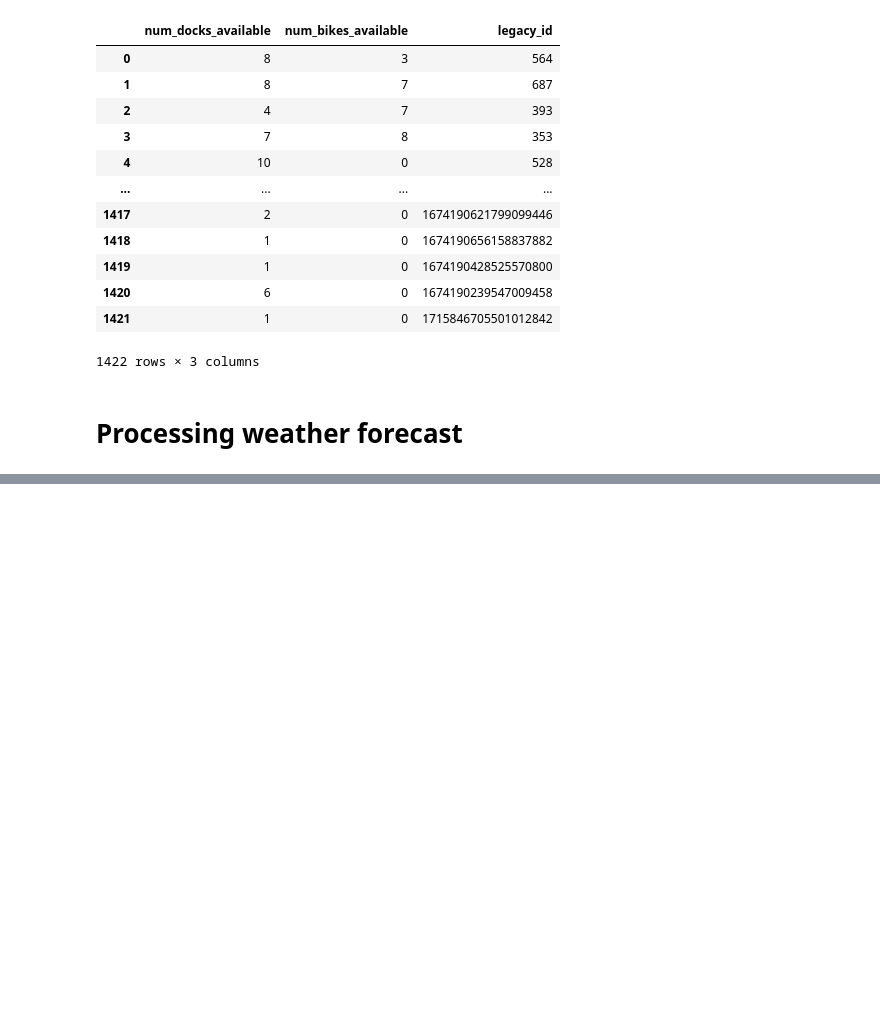
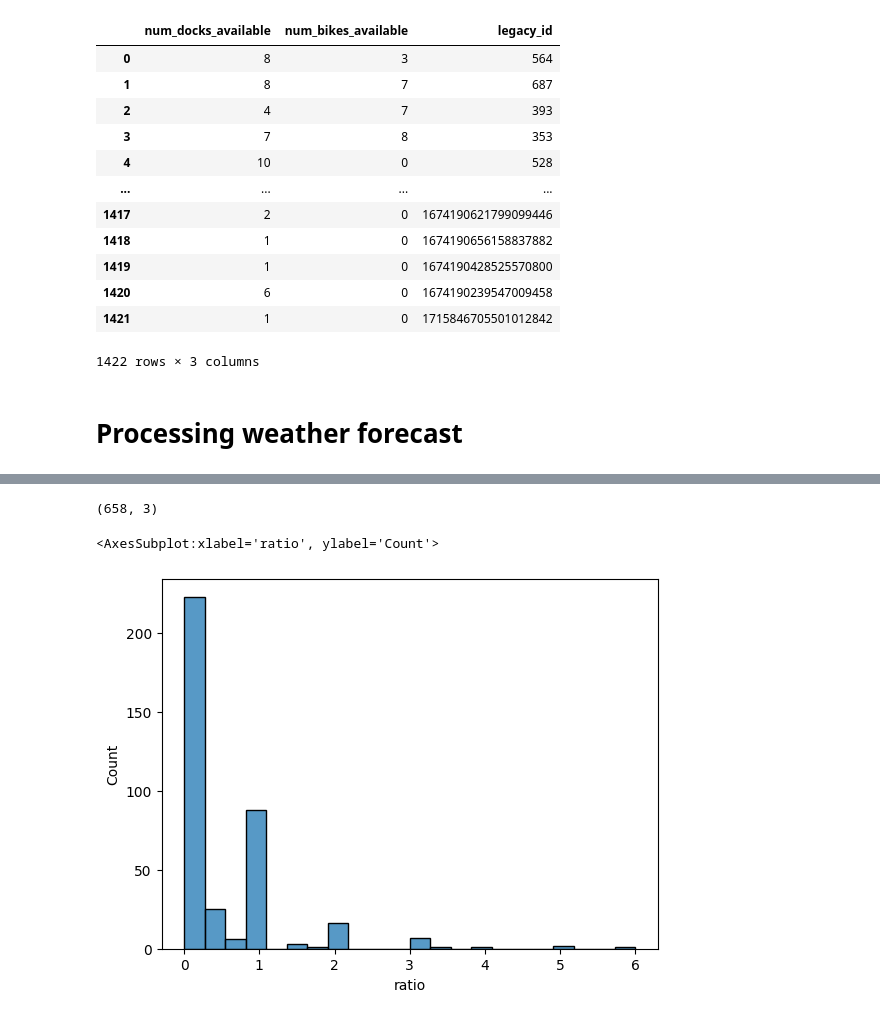
Before and after one commit to G-Dolle/DIVVY_BIKE, a Jupyter notebook: weather_exploration.ipynb, the cells around one changed output, grey strips where cells are left out. Cells and saved outputs as stored; diff of their text form; code cells hidden in the pictures; blank space fills up the shorter version.

```diff
--- a/weather_exploration.ipynb
+++ b/weather_exploration.ipynb
@@ -1548,0 +1745,2 @@ for i in range(len(result)):
+# %%
+divvy = get_divvy_data(year,quarter)
@@ -1548,0 +1751,37 @@ for i in range(len(result)):
+# %%
+def cleaning_divvy(df,station_name):
+
+    df['started_at']=pd.to_datetime(df['started_at'])
+    df['ended_at']=pd.to_datetime(df['ended_at'])
+    df['hourly_data_started'] = df.started_at.dt.round('60min')
+    df['hourly_data_ended'] = df.ended_at.dt.round('60min')
+
+    # Departures per station
+    df_departures=df[df['start_station_name']==station_name]
+    df_departures=df_departures[['started_at','hourly_data_started']]
+    df_departures=df_departures.rename(columns={'hourly_data_started':'hourly_data'})
+    df_departures=df_departures.groupby(by='hourly_data').count()
+
+
+    # Arrivals per station
+    df_arrivals=df[df['end_station_name']==station_name]
+    df_arrivals=df_arrivals[['ended_at','hourly_data_ended']]
+    df_arrivals=df_arrivals.rename(columns={'hourly_data_ended':'hourly_data'})
+    df_arrivals=df_arrivals.groupby(by='hourly_data').count()
+
+    # Merge departures and arrivals to get a ratio
+    merge_ratio=pd.merge(
+    df_departures,
+    df_arrivals,
+    how="outer",
+    on='hourly_data')
+
+    merge_ratio.rename(columns={"started_at":"nb_departures","ended_at":"nb_arrivals"}, inplace=True)
+
+    merge_ratio["nb_departures"] = merge_ratio["nb_departures"].replace(np.nan, 0)
+    merge_ratio["nb_arrivals"] = merge_ratio["nb_arrivals"].replace(np.nan, 0)
+
+    merge_ratio['ratio']=merge_ratio['nb_departures']/merge_ratio['nb_arrivals']
+
+    # Return the merged dataset
+    return merge_ratio
@@ -1548,0 +1797,2 @@ for i in range(len(result)):
+# %%
+reduced_divvy = cleaning_divvy(divvy, "California Ave & Cortez St")
@@ -1548,0 +1809,11 @@ for i in range(len(result)):
+# %%
+reduced_divvy.shape
+# %% [output]
+(658, 3)
+# %%
+import seaborn as sns
+
+sns.histplot(reduced_divvy["ratio"])
+# %% [output]
+<AxesSubplot:xlabel='ratio', ylabel='Count'>
+[figure, added]
```
Also changed, not shown: parts of 30 cells of this notebook, 3 other files.
